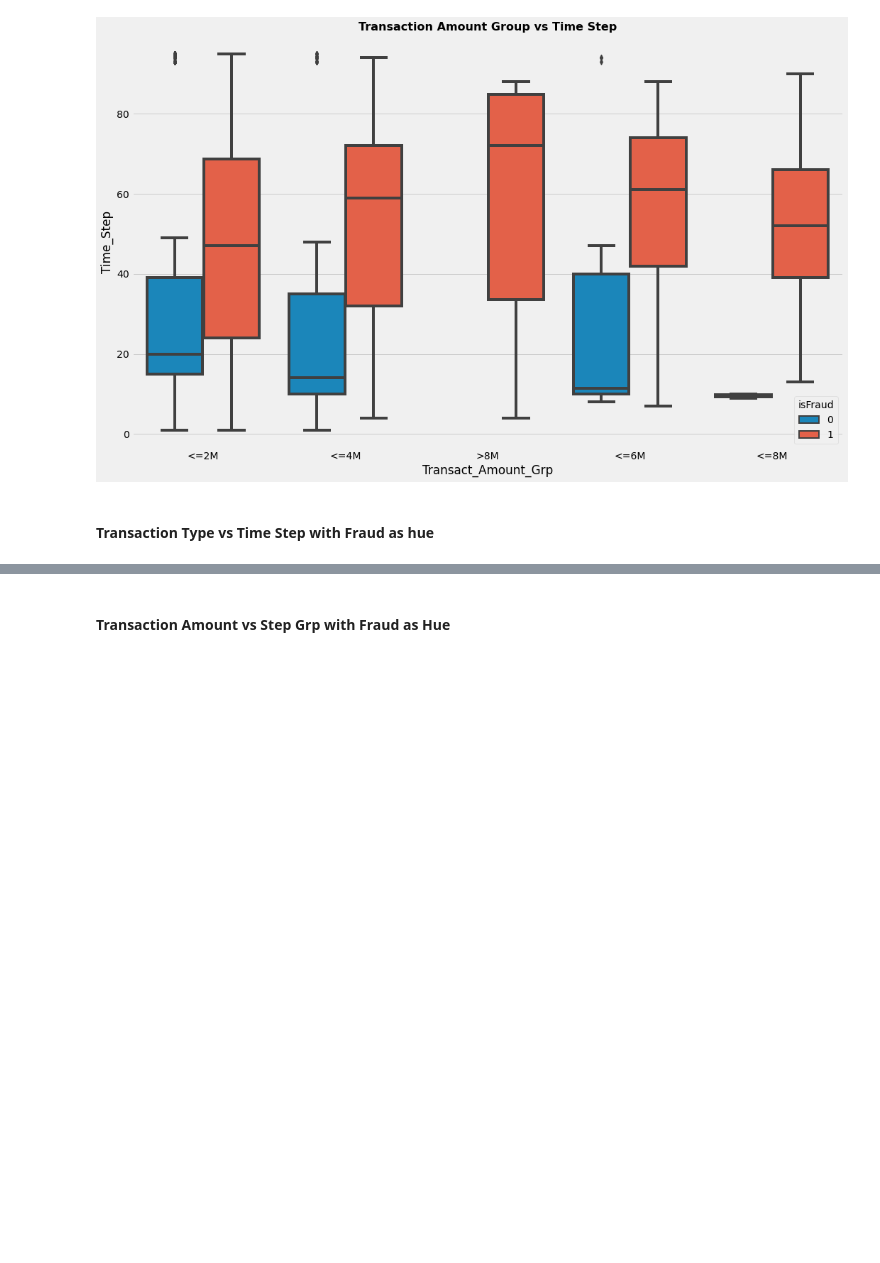
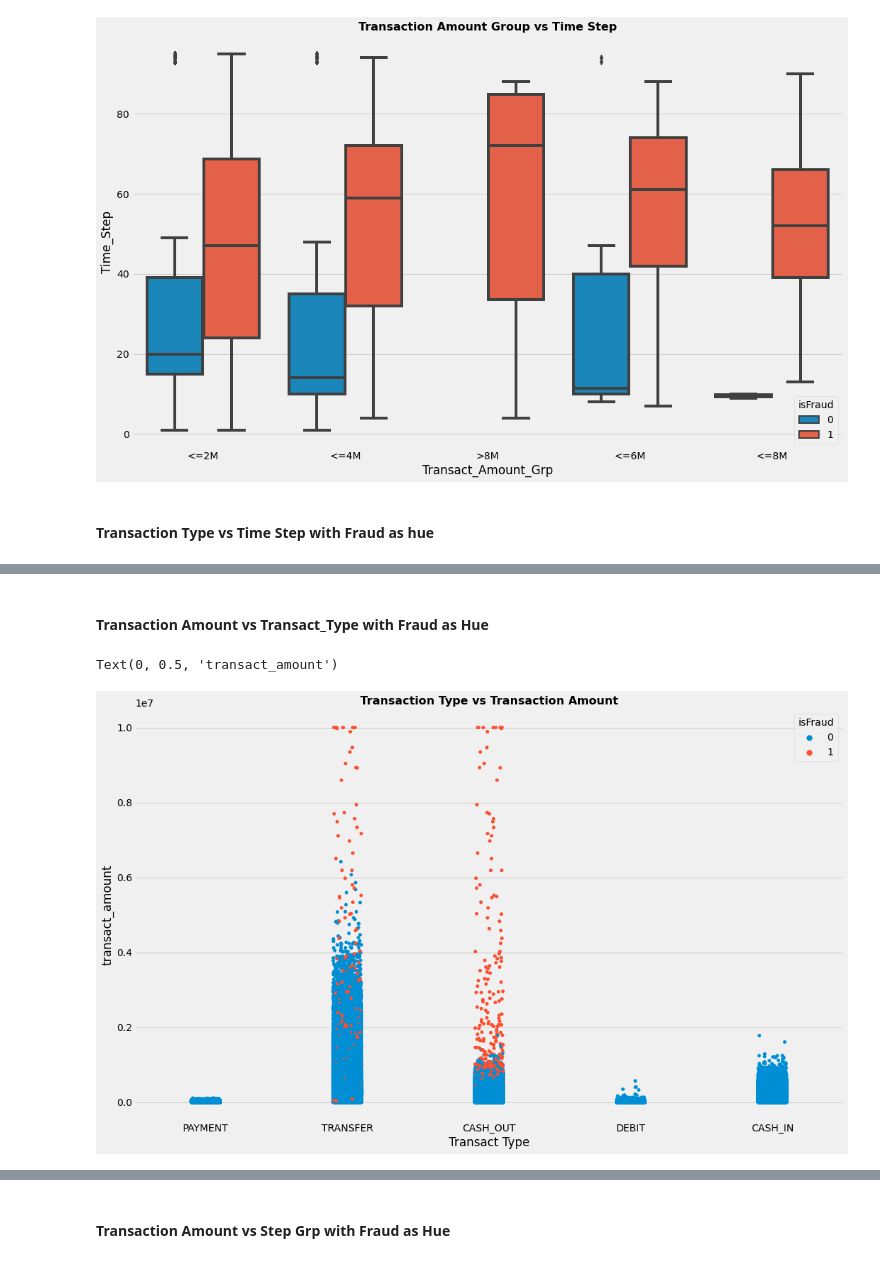
Before and after one commit to vetim34/Blossom-Bank-BB-Online-Fraud-Detection, a Jupyter notebook: Blossom Bank (BB) Online Payments Fraud Detection .ipynb, the cells around one changed output, grey strips where cells are left out. Drawn from its saved outputs; the diff is of its cells as text; code cells hidden in the pictures; blank space fills up the shorter version.

```diff
--- a/Blossom Bank (BB) Online Payments Fraud Detection .ipynb
+++ b/Blossom Bank (BB) Online Payments Fraud Detection .ipynb
@@ -968,0 +969,12 @@ Text(0, 0.5, 'Time_Step')
+# %% [markdown]
+#### Transaction Amount vs Transact_Type with Fraud as Hue
+# %%
+# stripplot visualization to compare and gain meaningful insight
+plt.figure(figsize=(16,10))
+sns.stripplot(x= 'transact_type', y = 'transact_amount', hue = 'isFraud', data = df)
+plt.title('Transaction Type vs Transaction Amount', weight='bold', fontsize = 16)
+plt.xlabel('Transact Type')
+plt.ylabel('transact_amount')
+# %% [output]
+Text(0, 0.5, 'transact_amount')
+[figure, added]
```
Also changed, not shown: parts of 30 cells of this notebook.
